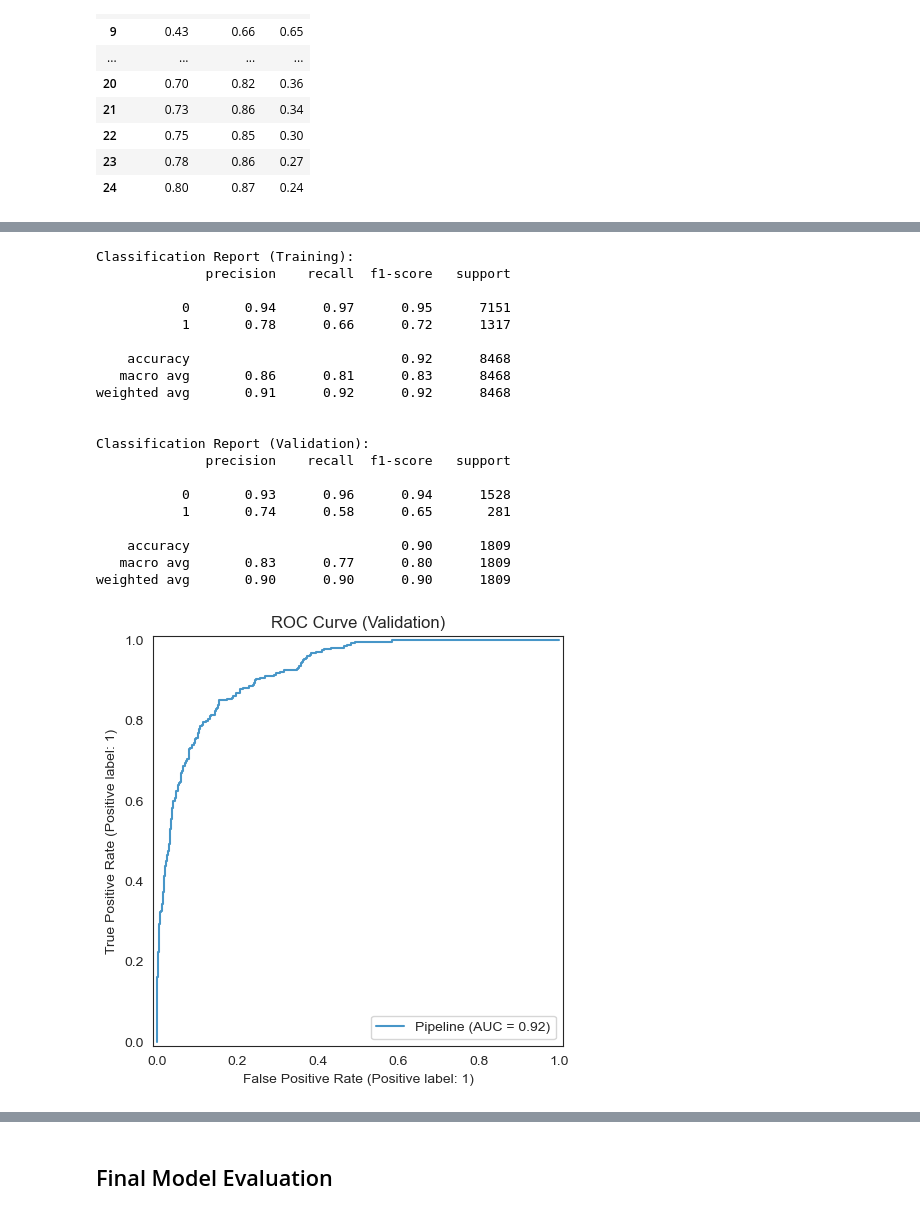
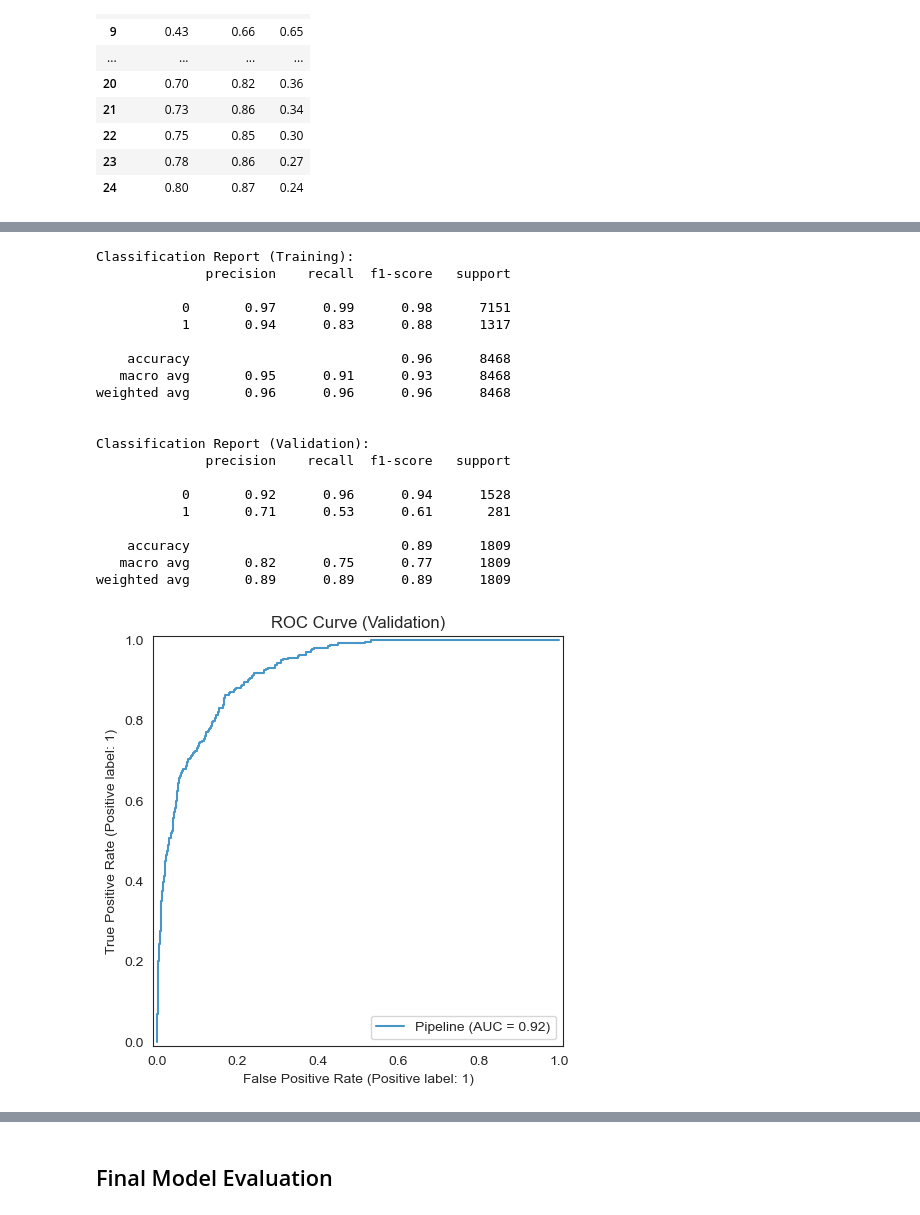
Before and after one commit to FutureGoose/ecommerce_purchase_prediction, a Jupyter notebook: gustaf_boden_ml_projekt.ipynb, the cells around one changed output, grey strips where cells are left out. Drawn from its saved outputs; the diff is of its cells as text; code cells hidden in the pictures.

```diff
--- a/gustaf_boden_ml_projekt.ipynb
+++ b/gustaf_boden_ml_projekt.ipynb
@@ -1991,45 +2012,45 @@ preprocessor2 = ColumnTransformer(
         ('month_ordinal_encode', month_ordinal, ['Month']),
         ('specialday_impute_encode', specialday_impute, ['SpecialDay']),
         ('weekend_impute_encode', weekend_impute, ['Weekend']),
         ('missing_category_impute_encode', onehot_impute, ['Browser', 'Region']),
         ('product_related_robust', robust_scaler, ['ProductRelated', 'ProductRelated_Duration']),
         ('log_transform_scale', log_transform, ['Administrative_Duration', 'Informational_Duration', 'ExitRates', 'PageValues']),
         ('sqrt_transform_scale', sqrt_transform, []),
         ('categorical_encode', onehot_encode, ['VisitorType', 'Administrative', 'Informational', 'OperatingSystems', 'TrafficType'])
     ],
     remainder='passthrough'
 )
 
 # Model pipeline
-model_pipeline = make_pipeline(preprocessor2, ebm_model)
+model_pipeline = make_pipeline(preprocessor2, lgbm_model)
 
 # Model training
 model_pipeline.fit(X_train2, y_train2)
 
 goose.display_classification_report(model_pipeline, X_train2, y_train2, X_val2, y_val2, data_to_display='both')
 goose.display_roc_curve(model_pipeline, X_train2, y_train2, X_val2, y_val2, data_to_display='validation')
 # %% [output]
 Classification Report (Training):
               precision    recall  f1-score   support
 
-           0       0.94      0.97      0.95      7151
-           1       0.78      0.66      0.72      1317
+           0       0.97      0.99      0.98      7151
+           1       0.94      0.83      0.88      1317
 
-    accuracy                           0.92      8468
-   macro avg       0.86      0.81      0.83      8468
-weighted avg       0.91      0.92      0.92      8468
+    accuracy                           0.96      8468
+   macro avg       0.95      0.91      0.93      8468
+weighted avg       0.96      0.96      0.96      8468
 
 
 Classification Report (Validation):
               precision    recall  f1-score   support
 
-           0       0.93      0.96      0.94      1528
-           1       0.74      0.58      0.65       281
+           0       0.92      0.96      0.94      1528
+           1       0.71      0.53      0.61       281
 
-    accuracy                           0.90      1809
-   macro avg       0.83      0.77      0.80      1809
-weighted avg       0.90      0.90      0.90      1809
+    accuracy                           0.89      1809
+   macro avg       0.82      0.75      0.77      1809
+weighted avg       0.89      0.89      0.89      1809
-[figure, old version]
+[figure, new version]
 # %%
 evaluate_thresholds(model_pipeline, X_val2, y_val2)
 # %% [output]
```
Also changed, not shown: parts of 19 cells of this notebook.
